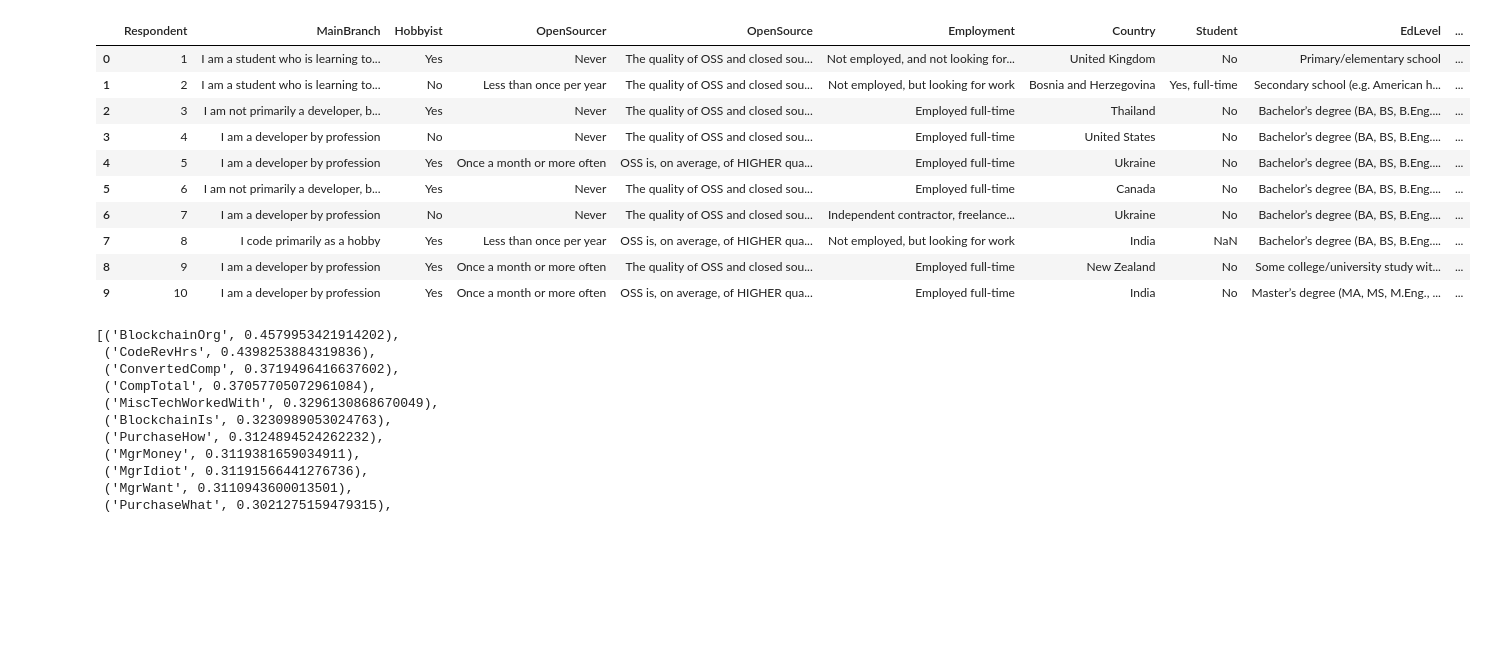
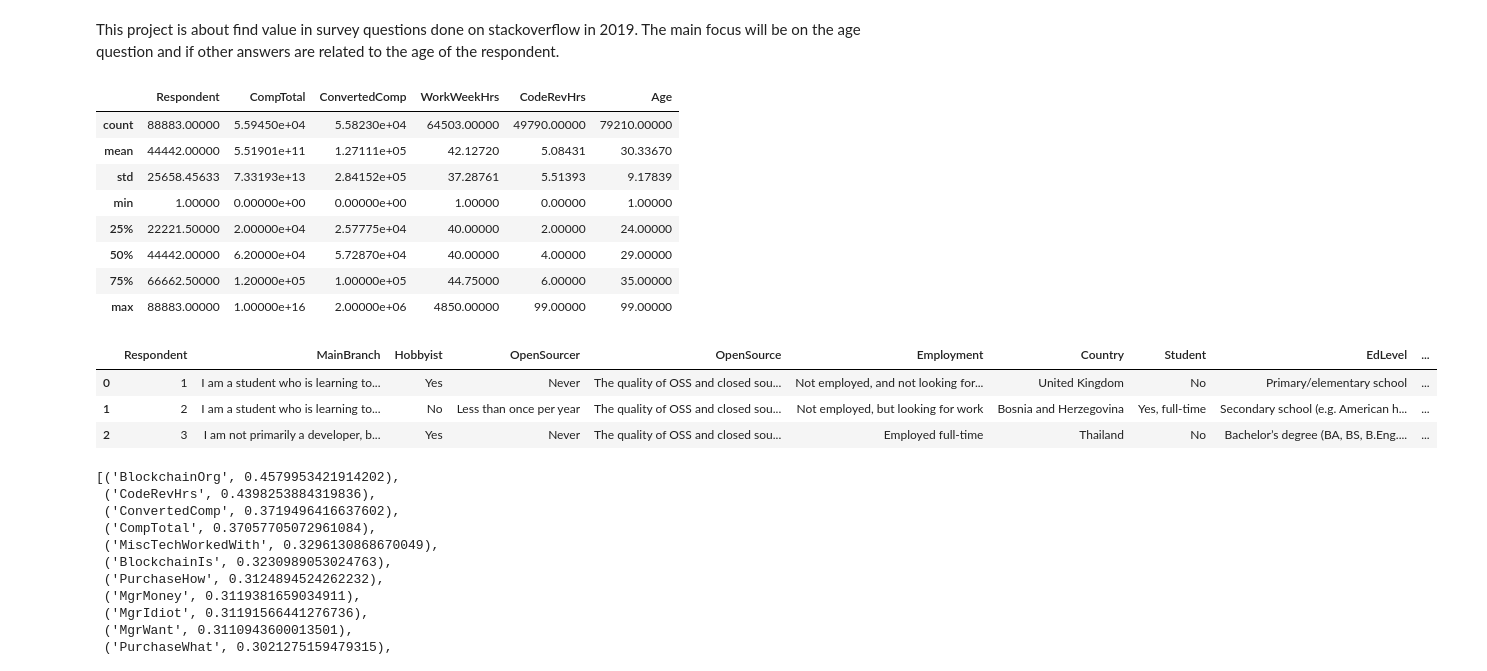
Before and after one commit to Danielulug/stackoverflow-surveys, a Jupyter notebook: main.ipynb, the cells around one changed output. Drawn from its saved outputs; the diff is of its cells as text; code cells hidden in the pictures; blank space fills up the shorter version.

```diff
--- a/main.ipynb
+++ b/main.ipynb
@@ -1,3 +1,5 @@
+# %% [markdown]
+This project is about find value in survey questions done on stackoverflow in 2019. The main focus will be on the age question and if other answers are related to the age of the respondent.
 # %%
 #getting necessary libraries
 import numpy as np
@@ -17,18 +19,22 @@ pd.options.display.precision = 5
 # %%
 #stackoverflow 2019 data
 survey_2019 = pd.read_csv('./survey_results_public_2019.csv')
+survey_2019.describe()
+# %% [output]
+|  | Respondent | CompTotal | ConvertedComp | WorkWeekHrs | CodeRevHrs | Age |
+| count | 88883.00000 | 5.59450e+04 | 5.58230e+04 | 64503.00000 | 49790.00000 | 79210.00000 |
+| mean | 44442.00000 | 5.51901e+11 | 1.27111e+05 | 42.12720 | 5.08431 | 30.33670 |
+| std | 25658.45633 | 7.33193e+13 | 2.84152e+05 | 37.28761 | 5.51393 | 9.17839 |
+| min | 1.00000 | 0.00000e+00 | 0.00000e+00 | 1.00000 | 0.00000 | 1.00000 |
+| 25% | 22221.50000 | 2.00000e+04 | 2.57775e+04 | 40.00000 | 2.00000 | 24.00000 |
+| 50% | 44442.00000 | 6.20000e+04 | 5.72870e+04 | 40.00000 | 4.00000 | 29.00000 |
+| 75% | 66662.50000 | 1.20000e+05 | 1.00000e+05 | 44.75000 | 6.00000 | 35.00000 |
+| max | 88883.00000 | 1.00000e+16 | 2.00000e+06 | 4850.00000 | 99.00000 | 99.00000 |
 # %%
-survey_2019.head(10)
+survey_2019.head(3)
 # %% [output]
 |  | Respondent | MainBranch | Hobbyist | OpenSourcer | OpenSource | Employment | Country | Student | EdLevel | ... |
 | 0 | 1 | I am a student who is learning to... | Yes | Never | The quality of OSS and closed sou... | Not employed, and not looking for... | United Kingdom | No | Primary/elementary school | ... |
 | 1 | 2 | I am a student who is learning to... | No | Less than once per year | The quality of OSS and closed sou... | Not employed, but looking for work | Bosnia and Herzegovina | Yes, full-time | Secondary school (e.g. American h... | ... |
 | 2 | 3 | I am not primarily a developer, b... | Yes | Never | The quality of OSS and closed sou... | Employed full-time | Thailand | No | Bachelor’s degree (BA, BS, B.Eng.... | ... |
-| 3 | 4 | I am a developer by profession | No | Never | The quality of OSS and closed sou... | Employed full-time | United States | No | Bachelor’s degree (BA, BS, B.Eng.... | ... |
-| 4 | 5 | I am a developer by profession | Yes | Once a month or more often | OSS is, on average, of HIGHER qua... | Employed full-time | Ukraine | No | Bachelor’s degree (BA, BS, B.Eng.... | ... |
-| 5 | 6 | I am not primarily a developer, b... | Yes | Never | The quality of OSS and closed sou... | Employed full-time | Canada | No | Bachelor’s degree (BA, BS, B.Eng.... | ... |
-| 6 | 7 | I am a developer by profession | No | Never | The quality of OSS and closed sou... | Independent contractor, freelance... | Ukraine | No | Bachelor’s degree (BA, BS, B.Eng.... | ... |
-| 7 | 8 | I code primarily as a hobby | Yes | Less than once per year | OSS is, on average, of HIGHER qua... | Not employed, but looking for work | India | NaN | Bachelor’s degree (BA, BS, B.Eng.... | ... |
-| 8 | 9 | I am a developer by profession | Yes | Once a month or more often | The quality of OSS and closed sou... | Employed full-time | New Zealand | No | Some college/university study wit... | ... |
-| 9 | 10 | I am a developer by profession | Yes | Once a month or more often | OSS is, on average, of HIGHER qua... | Employed full-time | India | No | Master’s degree (MA, MS, M.Eng., ... | ... |
 # %%
```
Also changed, not shown: parts of 13 cells of this notebook.
